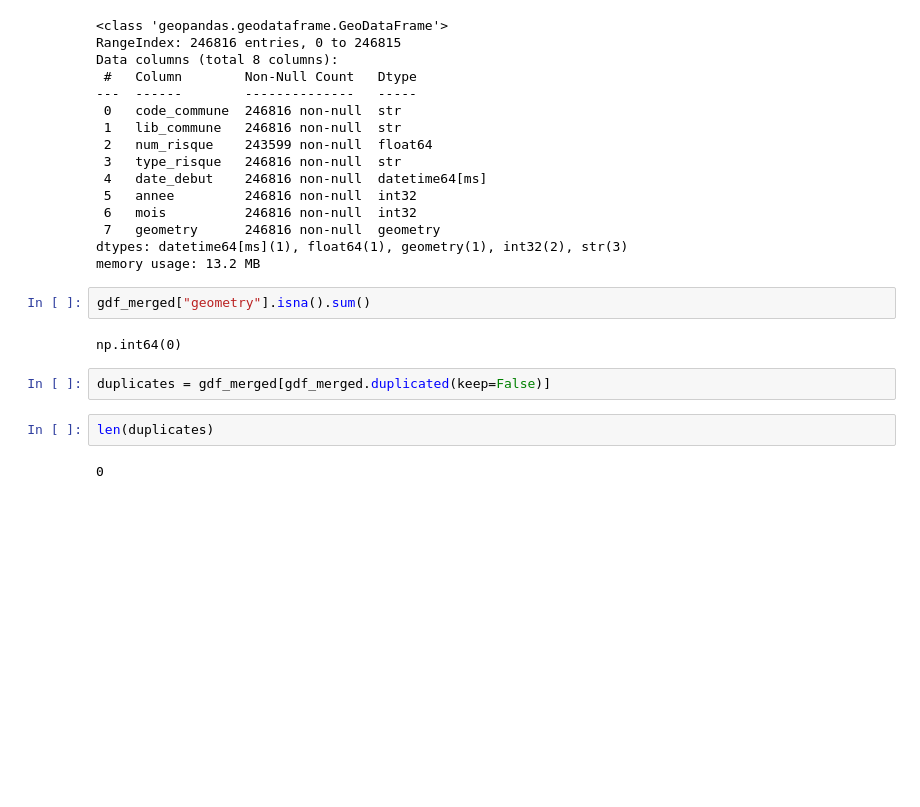
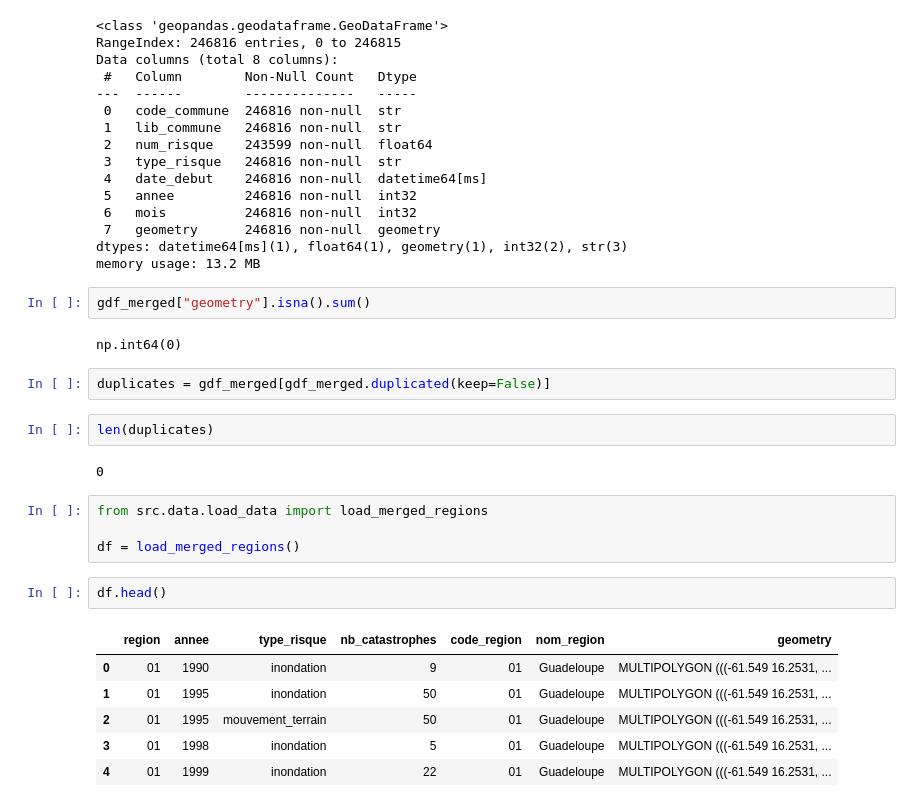
Before and after one commit to Yasmxne/flood-risk-visualization, a Jupyter notebook: notebooks/exploration.ipynb, the cells around one changed output. Cells and saved outputs as stored; diff of their text form; blank space fills up the shorter version.

```diff
--- a/notebooks/exploration.ipynb
+++ b/notebooks/exploration.ipynb
@@ -204,3 +204,16 @@ duplicates = gdf_merged[gdf_merged.duplicated(keep=False)]
 len(duplicates)
 # %% [output]
 0
+# %%
+from src.data.load_data import load_merged_regions
+
+df = load_merged_regions()
+# %%
+df.head()
+# %% [output]
+|  | region | annee | type_risque | nb_catastrophes | code_region | nom_region | geometry |
+| 0 | 01 | 1990 | inondation | 9 | 01 | Guadeloupe | MULTIPOLYGON (((-61.549 16.2531, ... |
+| 1 | 01 | 1995 | inondation | 50 | 01 | Guadeloupe | MULTIPOLYGON (((-61.549 16.2531, ... |
+| 2 | 01 | 1995 | mouvement_terrain | 50 | 01 | Guadeloupe | MULTIPOLYGON (((-61.549 16.2531, ... |
+| 3 | 01 | 1998 | inondation | 5 | 01 | Guadeloupe | MULTIPOLYGON (((-61.549 16.2531, ... |
+| 4 | 01 | 1999 | inondation | 22 | 01 | Guadeloupe | MULTIPOLYGON (((-61.549 16.2531, ... |
```
Also changed, not shown: 2 other files.
